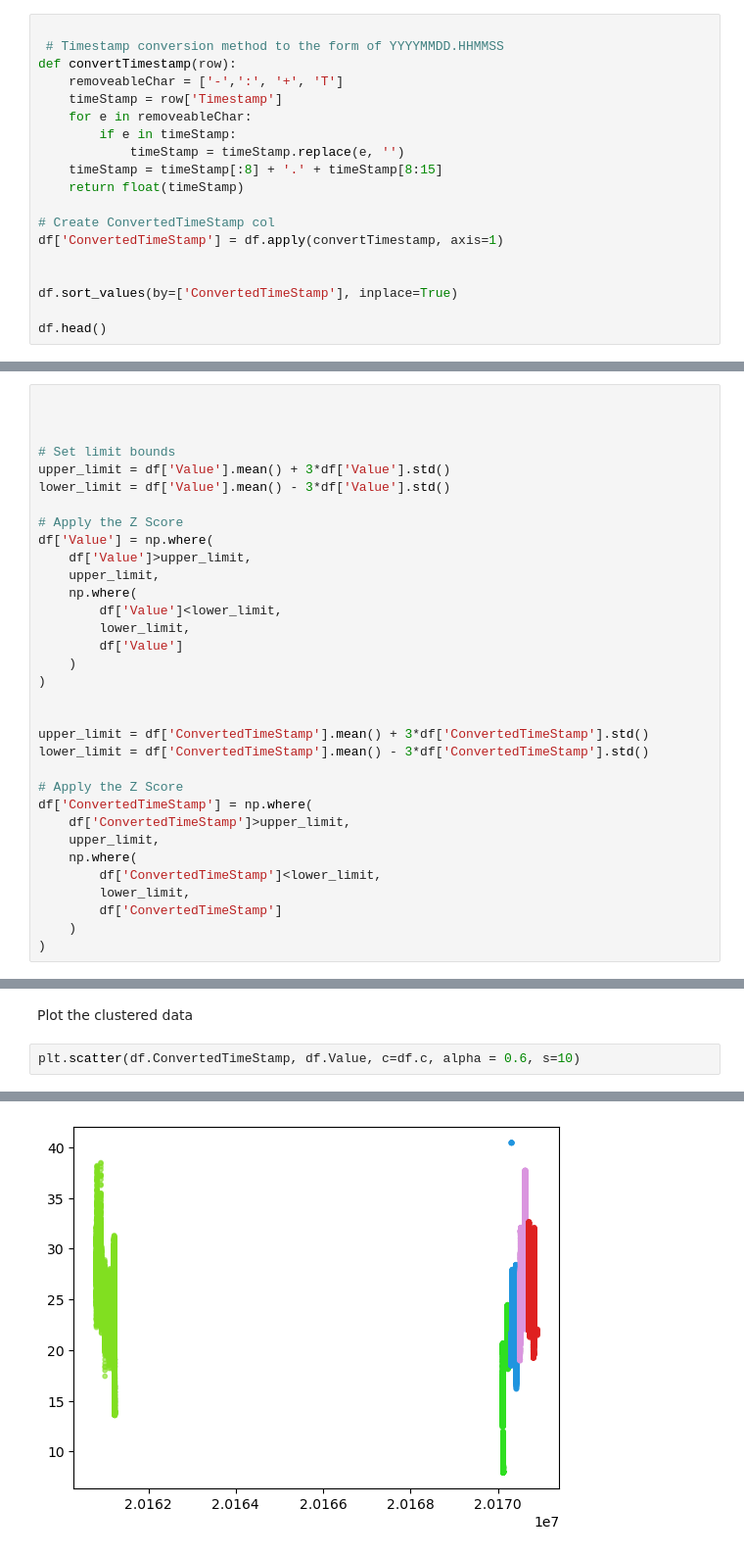
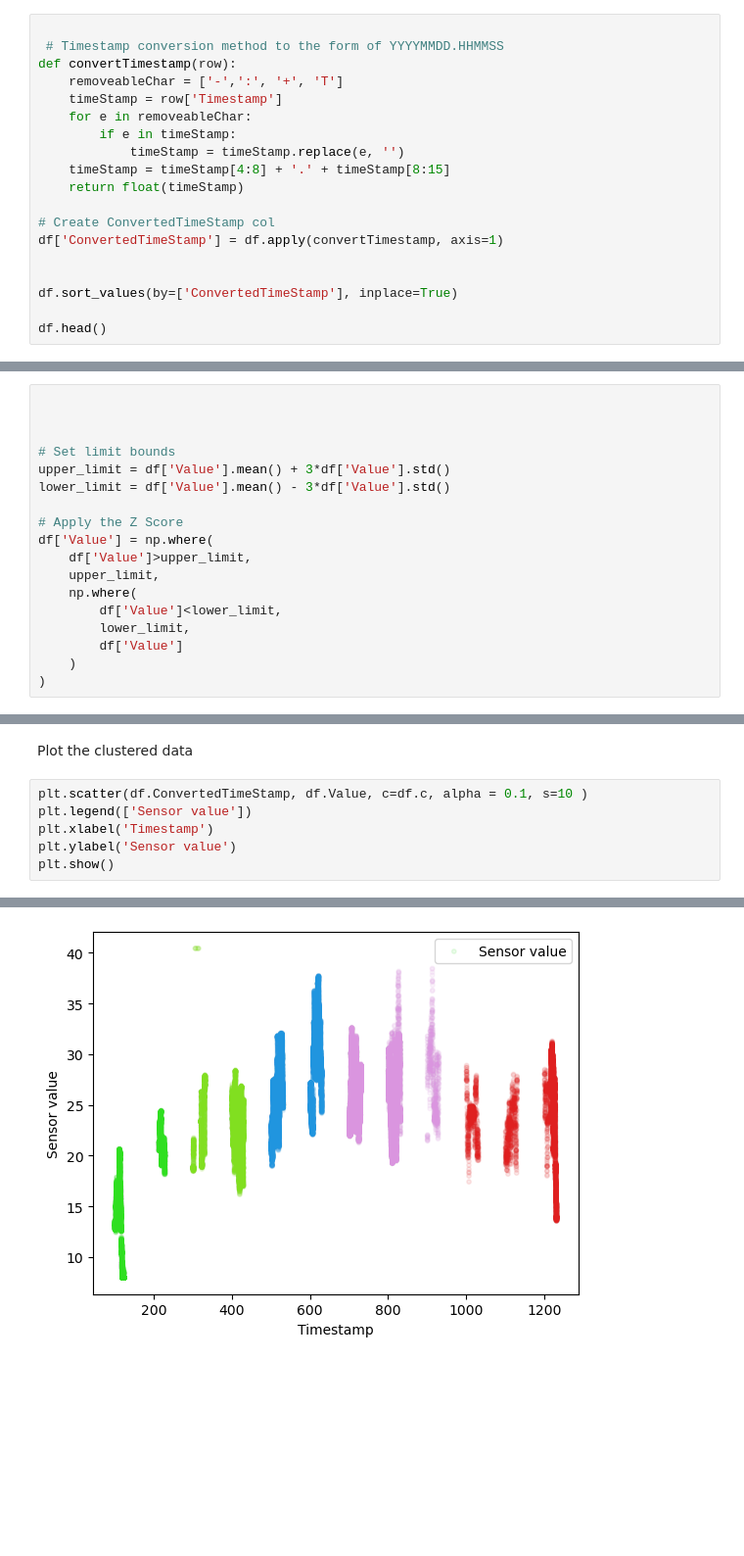
Before and after one commit to bigdog3626/SensorFailurePrediction, a Jupyter notebook: Pattern_Recognition_Project.ipynb, the cells around one changed output, grey strips where cells are left out. Shown at 98% size. Cells and saved outputs as stored; diff of their text form; blank space fills up the shorter version.

```diff
--- a/Pattern_Recognition_Project.ipynb
+++ b/Pattern_Recognition_Project.ipynb
@@ -114,7 +114,7 @@ def convertTimestamp(row):
     for e in removeableChar:
         if e in timeStamp:
             timeStamp = timeStamp.replace(e, '')
-    timeStamp = timeStamp[:8] + '.' + timeStamp[8:15]
+    timeStamp = timeStamp[4:8] + '.' + timeStamp[8:15]
     return float(timeStamp)
 
 # Create ConvertedTimeStamp col
@@ -214,21 +214,6 @@ df['Value'] = np.where(
         df['Value']
     )
 )
-
-
-upper_limit = df['ConvertedTimeStamp'].mean() + 3*df['ConvertedTimeStamp'].std()
-lower_limit = df['ConvertedTimeStamp'].mean() - 3*df['ConvertedTimeStamp'].std()
-
-# Apply the Z Score
-df['ConvertedTimeStamp'] = np.where(
-    df['ConvertedTimeStamp']>upper_limit,
-    upper_limit,
-    np.where(
-        df['ConvertedTimeStamp']<lower_limit,
-        lower_limit,
-        df['ConvertedTimeStamp']
-    )
-)
 # %%
 df.describe()
 # %% [output]
@@ -283,5 +268,9 @@ df.head()
 # %% [markdown]
 Plot the clustered data
 # %%
-plt.scatter(df.ConvertedTimeStamp, df.Value, c=df.c, alpha = 0.6, s=10)
+plt.scatter(df.ConvertedTimeStamp, df.Value, c=df.c, alpha = 0.1, s=10 )
+plt.legend(['Sensor value'])
+plt.xlabel('Timestamp')
+plt.ylabel('Sensor value')
+plt.show()
 # %% [output]
@@ -289 +277 @@ plt.scatter(df.ConvertedTimeStamp, df.Value, c=df.c, alpha = 0.6, s=10)
-[figure, old version]
+[figure, new version]
```
Also changed, not shown: parts of 10 cells of this notebook.
